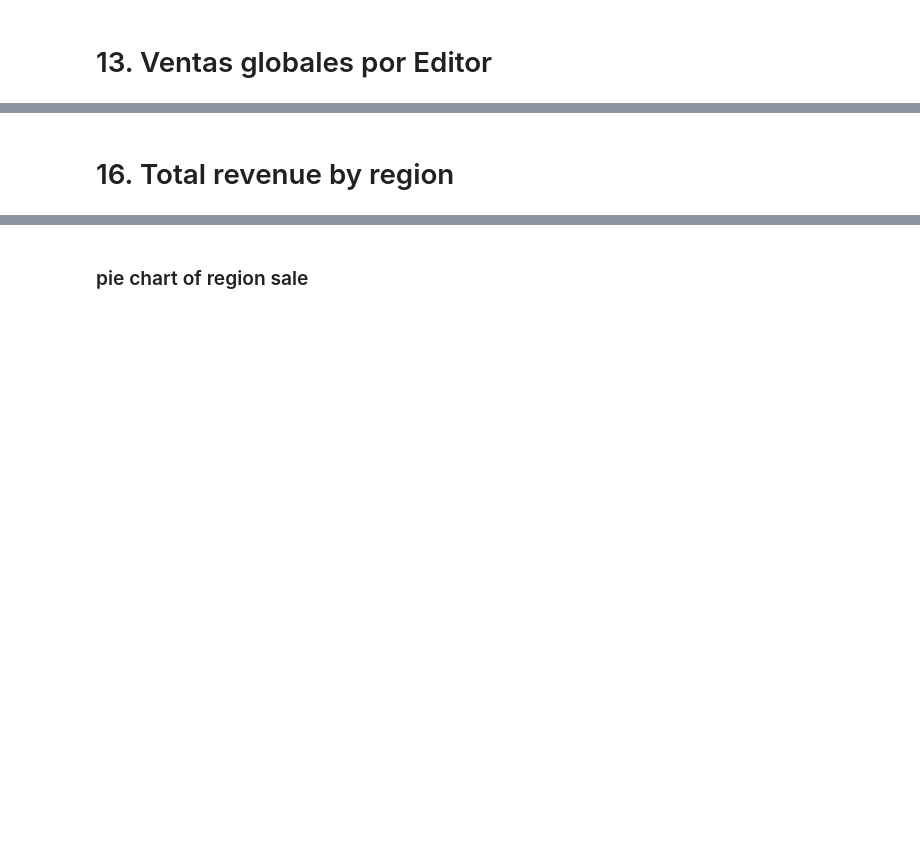
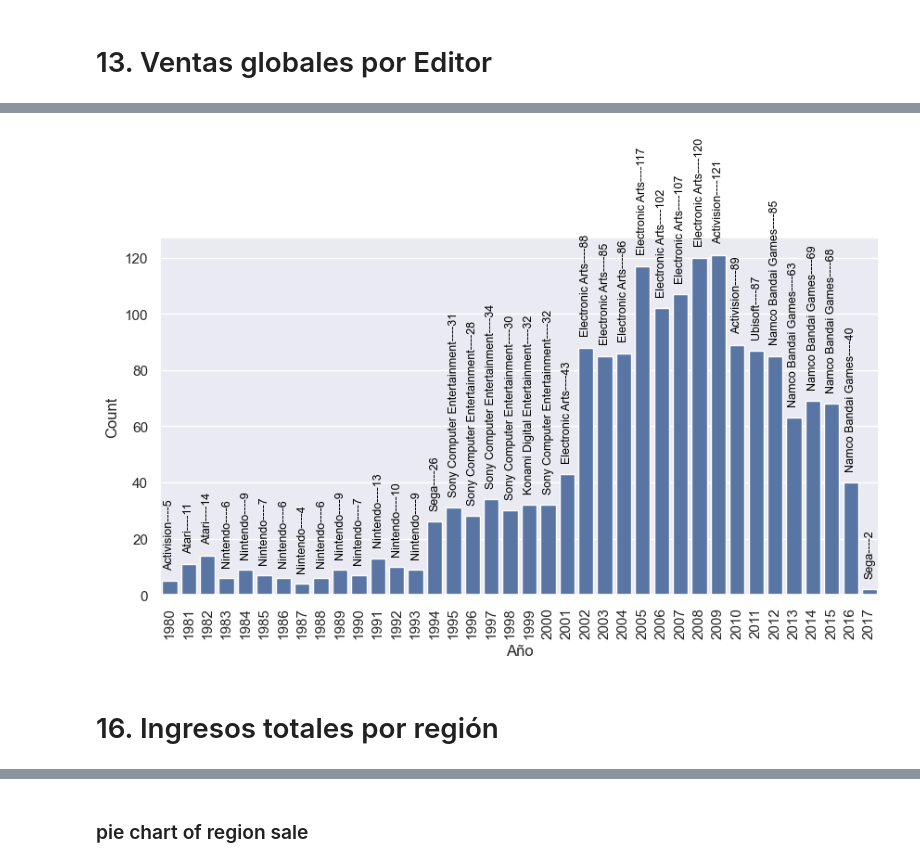
Before and after one commit to juliancollazosg/Analisis_games_sales, a Jupyter notebook: analisis/analisis_data.ipynb, the cells around one changed output, grey strips where cells are left out. Cells and saved outputs as stored; diff of their text form; code cells hidden in the pictures; blank space fills up the shorter version.

```diff
--- a/analisis/analisis_data.ipynb
+++ b/analisis/analisis_data.ipynb
@@ -157,13 +157,13 @@ Año_max_genre = Año_max_genre.drop_duplicates(subset=["Año", "count"], keep='
 # %%
-genre = Año_max_genre['Genero'].values
-# genre[0]
+Genero = Año_max_Genero['Genero'].values
+# Genero[0]
 # %%
 plt.figure(figsize=(10, 5))
-g = sns.barplot(x='Año', y='count', data=Año_max_genre)
+g = sns.barplot(x='Año', y='count', data=Año_max_Genero)
 index = 0
-for value in Año_max_genre['count'].values:
+for value in Año_max_Genero['count'].values:
 #     print(asd)
-    g.text(index, value + 5, str(genre[index] + '----' +str(value)), color='#000', size=10, rotation= 90, ha="center")
+    g.text(index, value + 5, str(Genero[index] + '----' +str(value)), color='#000', size=10, rotation= 90, ha="center")
     index += 1
 
 
@@ -183,13 +183,13 @@ Año_sale = Año_sale_dx.groupby(by=['Año'])['Ventas Global'].transform(max) ==
 Año_sale_max = Año_sale_dx[Año_sale].reset_index(drop=True)
 # Año_sale_max
 # %%
-genre = Año_sale_max['Genero']
+Genero = Año_sale_max['Genero']
 # %%
 plt.figure(figsize=(10, 5))
 g = sns.barplot(x='Año', y='Ventas Global', data=Año_sale_max)
 index = 0
 for value in Año_sale_max['Ventas Global']:
-    g.text(index, value + 1, str(genre[index] + '----' +str(round(value, 2))), color='#000', size=9, rotation= 90, ha="center")
+    g.text(index, value + 1, str(Genero[index] + '----' +str(round(value, 2))), color='#000', size=9, rotation= 90, ha="center")
     index += 1
 
 plt.xticks(rotation=90)
@@ -382,18 +406,15 @@ top_Editorial_count  = top_Editorial_count.drop_duplicates(subset=["Año", "Coun
 # %%
 Editorial= top_Editorial_count['Editorial']
 # %%
-plt.figure(figsize=(30, 15))
+plt.figure(figsize=(10, 5))
 g = sns.barplot(x='Año', y='Count', data=top_Editorial_count)
 index = 0
 for value in top_Editorial_count['Count'].values:
 #     print(asd)
-    g.text(index, value + 5, str(Editorial[index] + '----' +str(value)), color='#000', size=14, rotation= 90, ha="center")
+    g.text(index, value + 5, str(Editorial[index] + '----' +str(value)), color='#000', size=9, rotation= 90, ha="center")
     index += 1
-
-
-
 
 plt.xticks(rotation=90)
 plt.show()
+# %% [output]
+[figure, added]
-# %% [markdown]
-# 16. Total revenue by region
@@ -402 +421,3 @@ plt.show()
+# %% [markdown]
+# 16. Ingresos totales por región
 # %%
```
Also changed, not shown: parts of 60 cells of this notebook.
